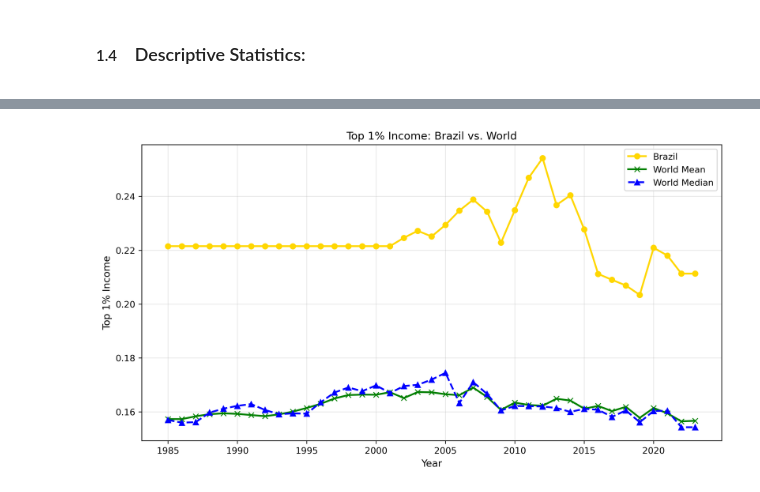
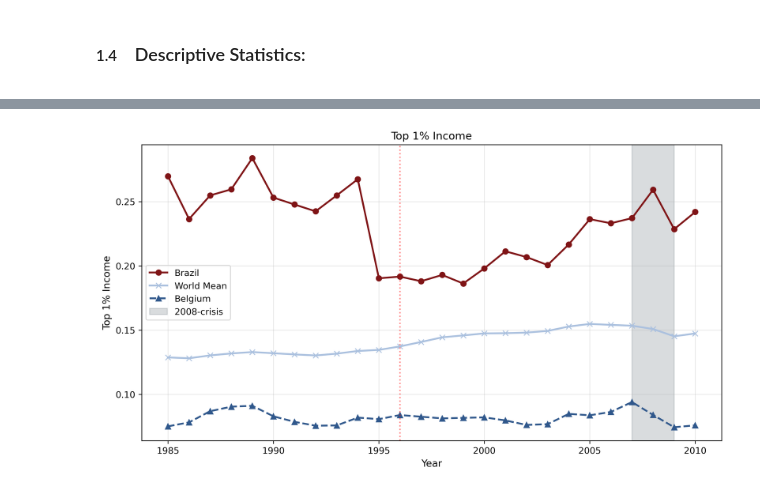
Before and after one commit to LucasDubss/Master-Dubois-Lucas, a Jupyter notebook: MasterCODE.ipynb, the cells around one changed output, grey strips where cells are left out. Drawn from its saved outputs; the diff is of its cells as text; code cells hidden in the pictures.

Commit message:
Malka+plot

```diff
--- a/MasterCODE.ipynb
+++ b/MasterCODE.ipynb
@@ -28,6 +28,12 @@ import warnings
 import re
 
 path = '/Users/lucasdubois/Desktop/MASTERDATA/'
+# %%
+offwhite = (255/255, 255/255, 255/255)
+midnight = (0/255, 22/255, 36/255)
+steelblue = (171/255, 193/255, 223/255)
+primaryred = (127/255, 20/255, 22/255)
+harmonizedblue =(48/255,88/255,140/255)
 # %% [markdown]
 <hr style="border:none;height:4px;background:#fff;margin:1em 0;">
 # %% [markdown]
@@ -503,0 +542,4 @@ Index(['Country Name', 'Year', 'top10_inc', 'top10_w', 'top1_inc', 'top1_w',
+# %%
+for year, value in brazil_top1.items():
+    mask = (df["Country Name"] == "Brazil") & (df["Year"] == year)
+    df.loc[mask, "top1_inc"] = value
@@ -503,0 +548,8 @@ Index(['Country Name', 'Year', 'top10_inc', 'top10_w', 'top1_inc', 'top1_w',
+# %%
+comparison = df[df['Year'].isin([1994, 1995])].pivot(index='Country Name', columns='Year', values='top1_inc')
+
+countries_to_drop = comparison[comparison[1994] == comparison[1995]].index.tolist()
+
+print("Countries to drop:", countries_to_drop)
+
+df = df[~df['Country Name'].isin(countries_to_drop)]
@@ -585,29 +655,37 @@ mpl.rcParams.update({
     "text.usetex": False,
 })
 # %%
-years = list(range(1980, 2023))
+years = list(range(1985, 2015))
 
-world_mean = df.groupby('Year')['top1_inc'].mean()
-world_median = df.groupby('Year')['top1_inc'].median()
-brazil_data = df[df['Country Name'] == 'Brazil'].set_index('Year')['top1_inc']
+df_malka= df[(df['Year'] >= 1985) & (df['Year'] <= 2010)]
+world_mean = df_malka.groupby('Year')['top1_inc'].mean()
+world_median = df_malka.groupby('Year')['top1_inc'].median()
+brazil_data = df_malka[df_malka['Country Name'] == 'Brazil'].set_index('Year')['top1_inc']
+belgium_data = df_malka[df_malka['Country Name'] == 'Belgium'].set_index('Year')['top1_inc']
 
 fig, ax = plt.subplots(figsize=(10, 5.6))
-ax.plot(brazil_data.index, brazil_data.values, marker='o', label='Brazil', color="gold", linewidth=2)
-ax.plot(world_mean.index, world_mean.values, marker='x', label='World Mean', color="green", linewidth=2)
-ax.plot(world_median.index, world_median.values, marker='^', label='World Median', linestyle='--', color="blue", linewidth=2)
+ax.plot(brazil_data.index, brazil_data.values, marker='o', label='Brazil', color= primaryred, linewidth=2)
+ax.plot(world_mean.index, world_mean.values, marker='x', label='World Mean', color=steelblue, linewidth=2)
+ax.plot(belgium_data.index, belgium_data.values, marker='^', label='Belgium', linestyle='--', color=harmonizedblue, linewidth=2)
 
-ax.set_title('Top 1% Income: Brazil vs. World')
+
+plt.axvline(1996, color="red", linestyle=":",alpha=0.5)
+plt.axvspan(2007, 2009, color=midnight, alpha=0.15, label="2008-crisis")
+
+ax.set_title('Top 1% Income')
 ax.set_xlabel('Year')
 ax.set_ylabel('Top 1% Income')
+
 ax.legend()
 ax.grid(True, alpha=0.3)
+
 fig.tight_layout()
 
-fig.savefig("brazil_world_top1.png", bbox_inches="tight", pad_inches=0.02)
+fig.savefig("/Users/lucasdubois/Desktop/LaTeX/MASTER/Images/top1inc", bbox_inches="tight", pad_inches=0.02)
 plt.show()
 plt.close(fig)
 # %% [output]
-[figure, old version]
+[figure, new version]
 # %%
 years = list(range(1980, 2023))
 
```
Also changed, not shown: parts of 17 cells of this notebook, 10 other files.
